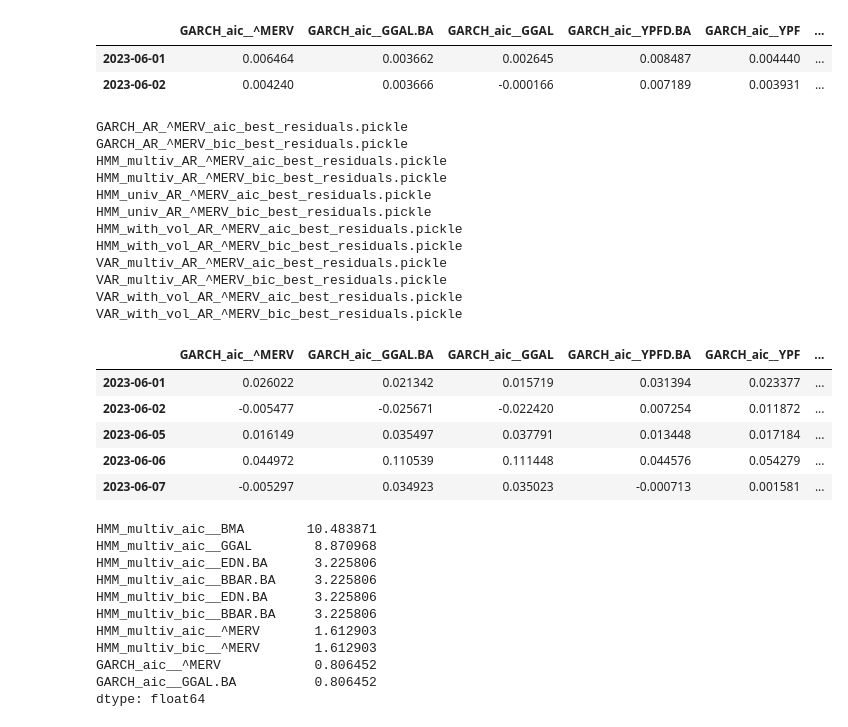
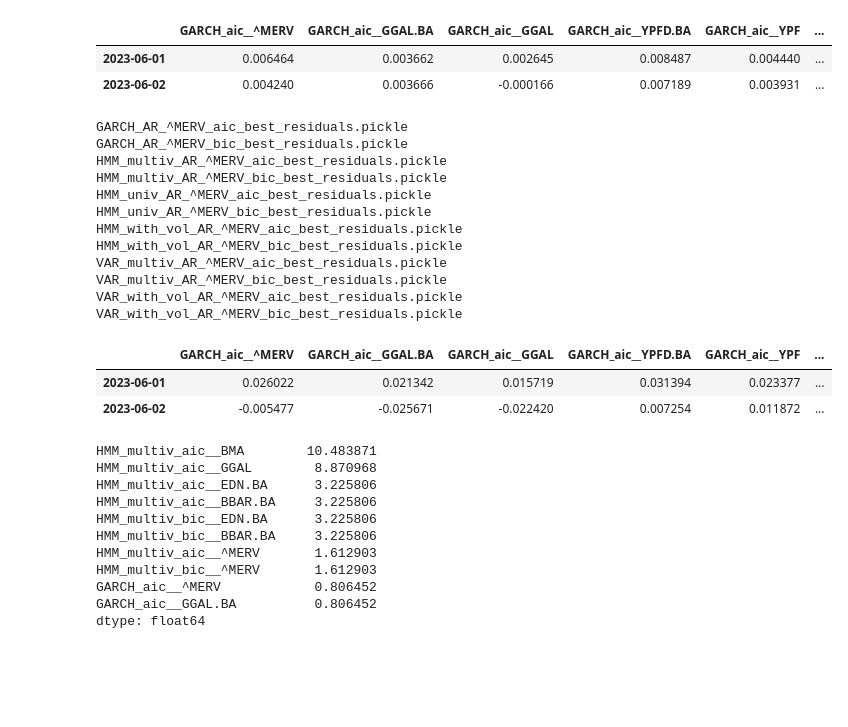
Before and after one commit to alfsn/regime-switching-hmm, a Jupyter notebook: notebooks/03_Comparison.ipynb, the cells around one changed output. Saved outputs shown, nothing was run; the diff lists cells and outputs as text; code cells hidden in the pictures; blank space fills up the shorter version.

```diff
--- a/notebooks/03_Comparison.ipynb
+++ b/notebooks/03_Comparison.ipynb
@@ -109,26 +112,23 @@ VAR_with_vol_AR_^MERV_bic_best_forecasts.pickle
 | 2023-06-02 | 0.004240 | 0.003666 | -0.000166 | 0.007189 | 0.003931 | ... |
 # %%
 residual_df = create_df_from_results_dict(all_residuals, "residuals")
-residual_df.head()
+residual_df.head(2)
 # %% [output]
 GARCH_AR_^MERV_aic_best_residuals.pickle
 GARCH_AR_^MERV_bic_best_residuals.pickle
 HMM_multiv_AR_^MERV_aic_best_residuals.pickle
 HMM_multiv_AR_^MERV_bic_best_residuals.pickle
 HMM_univ_AR_^MERV_aic_best_residuals.pickle
 HMM_univ_AR_^MERV_bic_best_residuals.pickle
 HMM_with_vol_AR_^MERV_aic_best_residuals.pickle
 HMM_with_vol_AR_^MERV_bic_best_residuals.pickle
 VAR_multiv_AR_^MERV_aic_best_residuals.pickle
 VAR_multiv_AR_^MERV_bic_best_residuals.pickle
 VAR_with_vol_AR_^MERV_aic_best_residuals.pickle
 VAR_with_vol_AR_^MERV_bic_best_residuals.pickle
 |  | GARCH_aic__^MERV | GARCH_aic__GGAL.BA | GARCH_aic__GGAL | GARCH_aic__YPFD.BA | GARCH_aic__YPF | ... |
 | 2023-06-01 | 0.026022 | 0.021342 | 0.015719 | 0.031394 | 0.023377 | ... |
 | 2023-06-02 | -0.005477 | -0.025671 | -0.022420 | 0.007254 | 0.011872 | ... |
-| 2023-06-05 | 0.016149 | 0.035497 | 0.037791 | 0.013448 | 0.017184 | ... |
-| 2023-06-06 | 0.044972 | 0.110539 | 0.111448 | 0.044576 | 0.054279 | ... |
-| 2023-06-07 | -0.005297 | 0.034923 | 0.035023 | -0.000713 | 0.001581 | ... |
 # %%
 # estadisticos de nans
 ((residual_df.isna().sum(axis=0) / len(residual_df.index)) * 100).nlargest(10)
```
Also changed, not shown: parts of 7 cells of this notebook.
